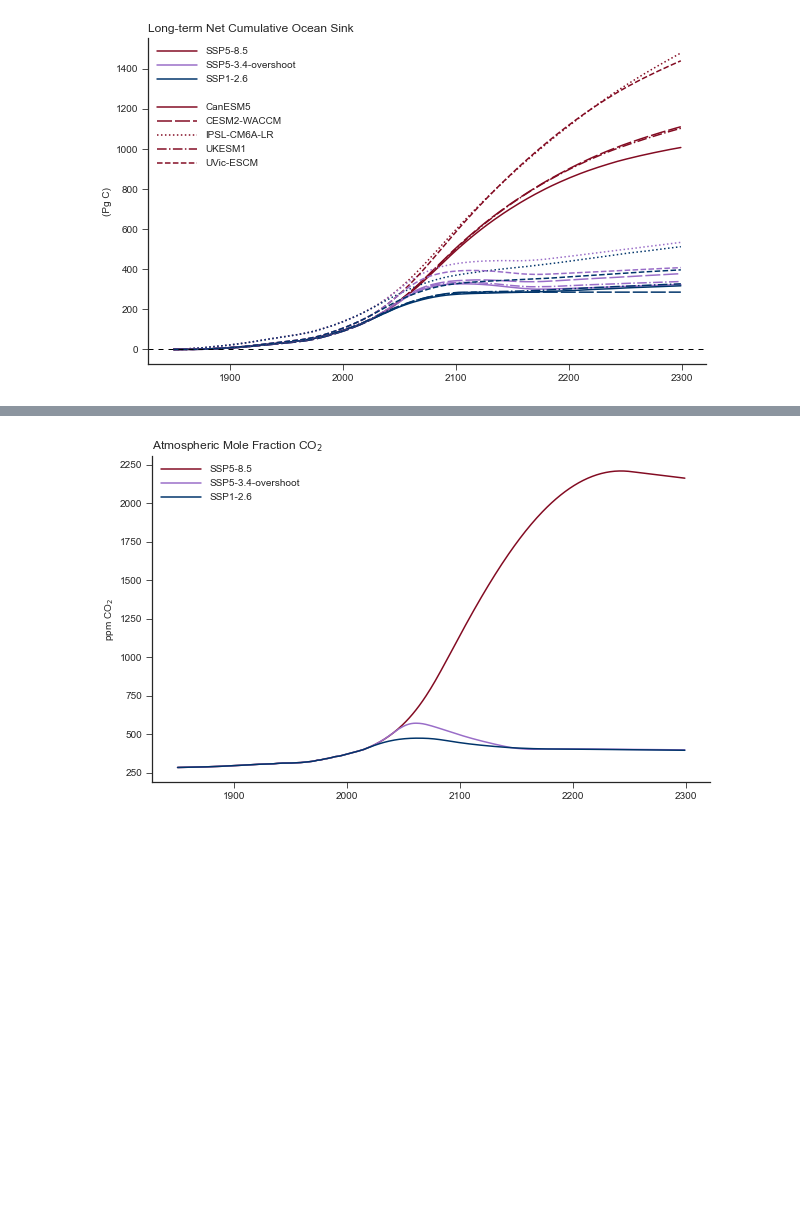
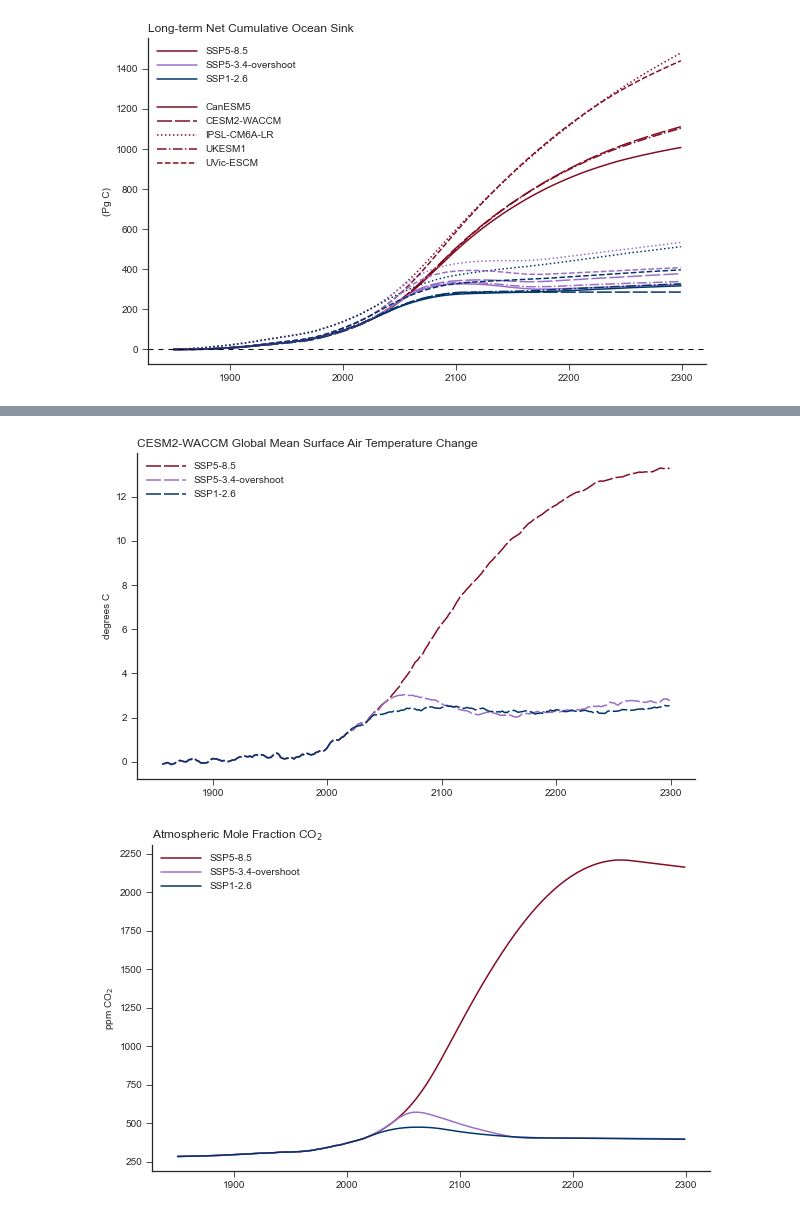
Before and after one commit to ckoven/longterm_carboncycle_three_ssps, a Jupyter notebook: longterm_carboncycle_withssp126.ipynb, the cells around one changed output, grey strips where cells are left out. Cells and saved outputs as stored; diff of their text form; code cells hidden in the pictures; blank space fills up the shorter version.

```diff
--- a/longterm_carboncycle_withssp126.ipynb
+++ b/longterm_carboncycle_withssp126.ipynb
@@ -1069,3 +1101,31 @@ plt.savefig('global_temperature_timeseries.png', dpi=300, format='png')
+# %%
+ax = plt.subplot(111)
+
+linelist = []
+model_i = models_list.index('CESM2-WACCM')
+a1, = ax.plot(years, tas_trajectories_2exp[model_i,0,:] - tas_trajectories_2exp[model_i,0,0:years_to_average_gmst].mean(), color=ssp585_color, linestyle=dashlist[model_i])
+a2, = ax.plot(years, tas_trajectories_2exp[model_i,1,:] - tas_trajectories_2exp[model_i,0,0:years_to_average_gmst].mean(), color=ssp534os_color, linestyle=dashlist[model_i])
+a3, = ax.plot(years, tas_trajectories_2exp[model_i,2,:] - tas_trajectories_2exp[model_i,0,0:years_to_average_gmst].mean(), color=ssp126_color, linestyle=dashlist[model_i])
+linelist.append(a1)
+linelist.append(a2)
+linelist.append(a3)
+emptyline, = ax.plot([2050,2050], [0., 0.], linewidth=0.)
+linelist.append(emptyline)
+linelist.append(a1)
+
+
+#ax.axhline(y=0, dashes=[5,5], color='black', linewidth=1.)
+plt.ylabel('degrees C')
+plt.title('CESM2-WACCM Global Mean Surface Air Temperature Change',loc='left')
+
+ax.spines['right'].set_visible(False)
+ax.spines['top'].set_visible(False)
+
+plt.legend(linelist[0:3], labels_list[0:3], frameon=False, handlelength=4)
+
+plt.savefig('global_temperature_timeseries_cesm2.png', dpi=300, format='png')
+# %% [output]
+[figure, added]
 # %%
 ## now load the atmospheric mole fraction of co2 to calculate the cumulative emissions
 filename_atmco2_hist = 'mole-fraction-of-carbon-dioxide-in-air_input4MIPs_GHGConcentrations_CMIP_UoM-CMIP-1-2-0_gr1-GMNHSH_0000-2014.nc'
```
Also changed, not shown: parts of 16 cells of this notebook.
